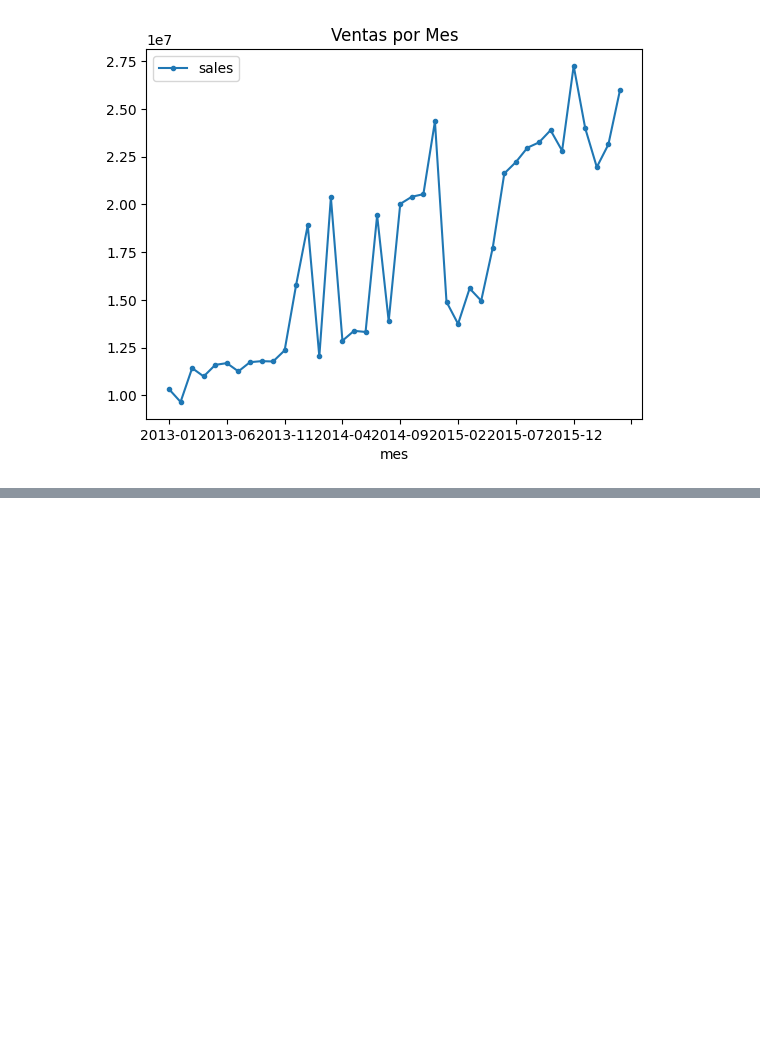
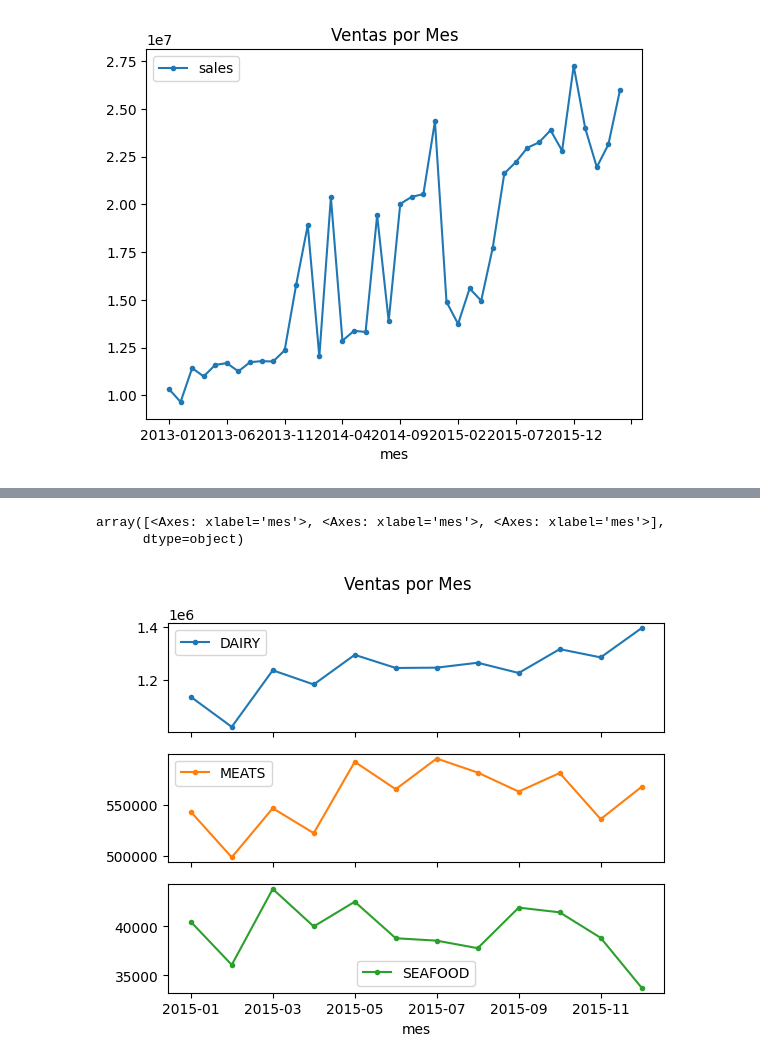
Before and after one commit to lromeror/DataVisualization, a Jupyter notebook: Visualizaciones Univariables/visualizaciones.ipynb, the cells around one changed output, grey strips where cells are left out. Cells and saved outputs as stored; diff of their text form; code cells hidden in the pictures; blank space fills up the shorter version.

```diff
--- a/Visualizaciones Univariables/visualizaciones.ipynb
+++ b/Visualizaciones Univariables/visualizaciones.ipynb
@@ -197,0 +296,6 @@ px.line(bymes,y='sales',title='Ventas por Mes')
+# %%
+agruPivot.plot.line(title='Ventas por Mes',style='.-',subplots=True)
+# %% [output]
+array([<Axes: xlabel='mes'>, <Axes: xlabel='mes'>, <Axes: xlabel='mes'>],
+      dtype=object)
+[figure, added]
```
Also changed, not shown: parts of 7 cells of this notebook.
